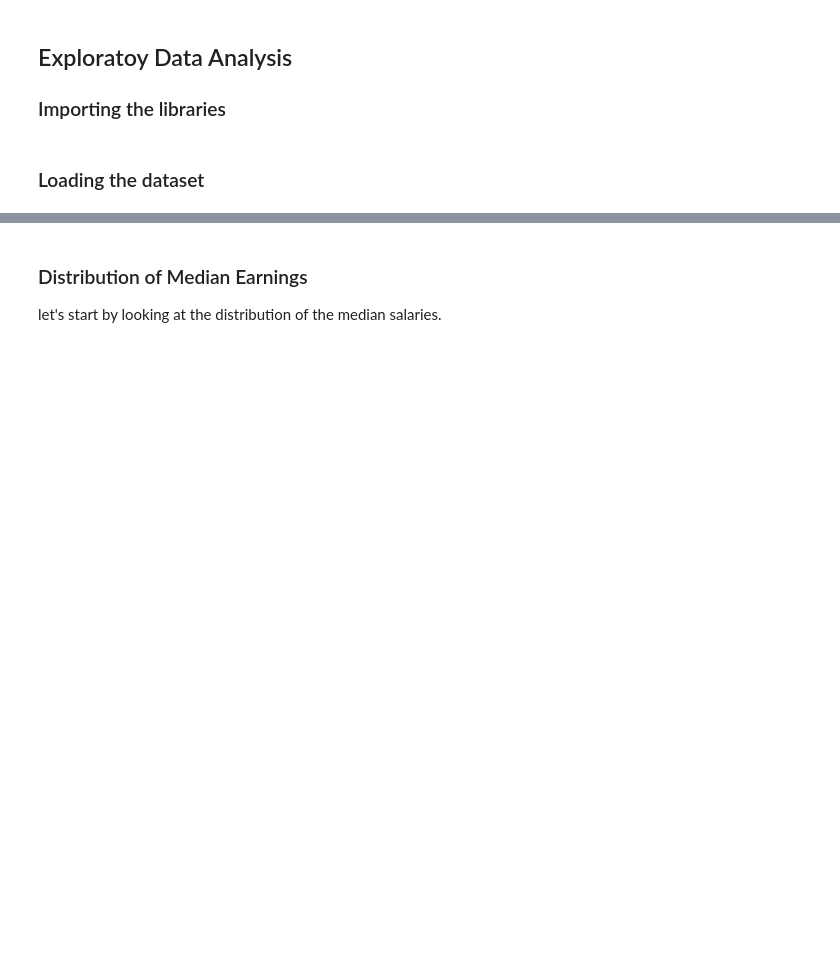
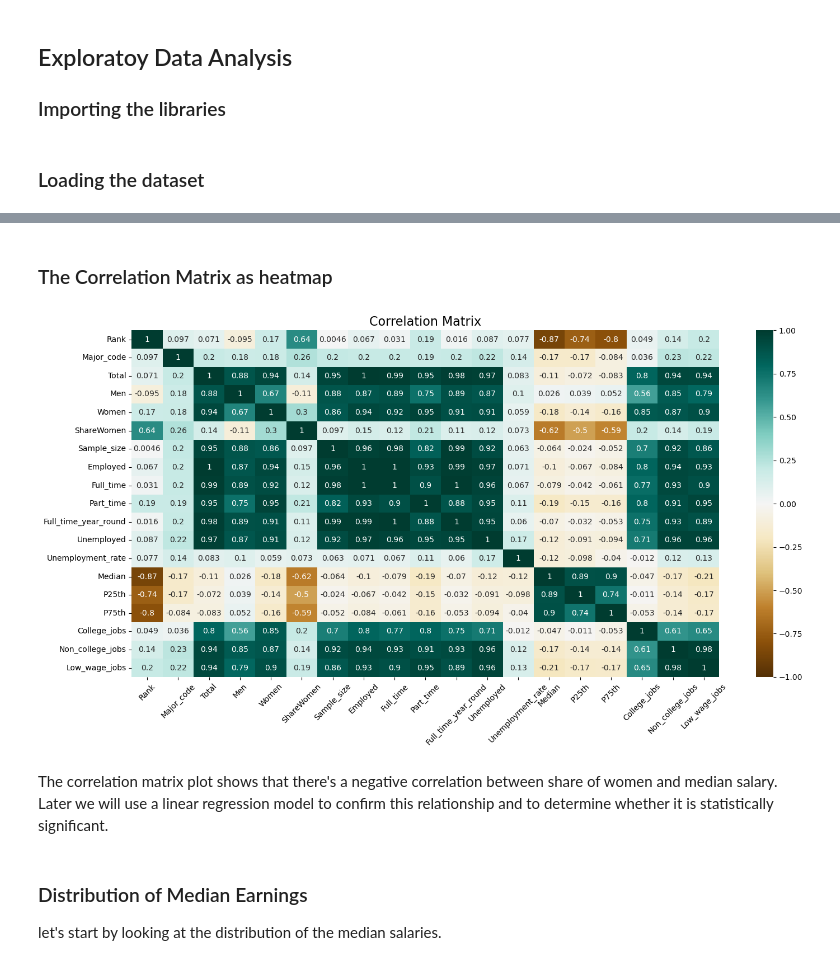
Before and after one commit to andersy005/ms-ds-notebooks, a Jupyter notebook: notebooks/analysis.ipynb, the cells around one changed output, grey strips where cells are left out. Drawn from its saved outputs; the diff is of its cells as text; code cells hidden in the pictures; blank space fills up the shorter version.

```diff
--- a/notebooks/analysis.ipynb
+++ b/notebooks/analysis.ipynb
@@ -86,3 +88,17 @@ df["Major"] = df["Major"].str.title()
+# %% [markdown]
+### The Correlation Matrix as heatmap
+# %%
+corr = df.corr()
+
+plt.figure(figsize=(15, 8))
+p = sns.heatmap(corr, vmax=1, vmin=-1, annot=True, cmap='BrBG')
+p.set_title('Correlation Matrix', fontdict={'fontsize': 16})
+plt.xticks(rotation=45)
+plt.tight_layout()
+# %% [output]
+[figure, added]
+# %% [markdown]
+The correlation matrix plot shows that there's a negative correlation between share of women and median salary. Later we will use a linear regression model to confirm this relationship and to determine whether it is statistically significant.
 # %% [markdown]
 
 ### Distribution of Median Earnings
```
Also changed, not shown: parts of 14 cells of this notebook.
